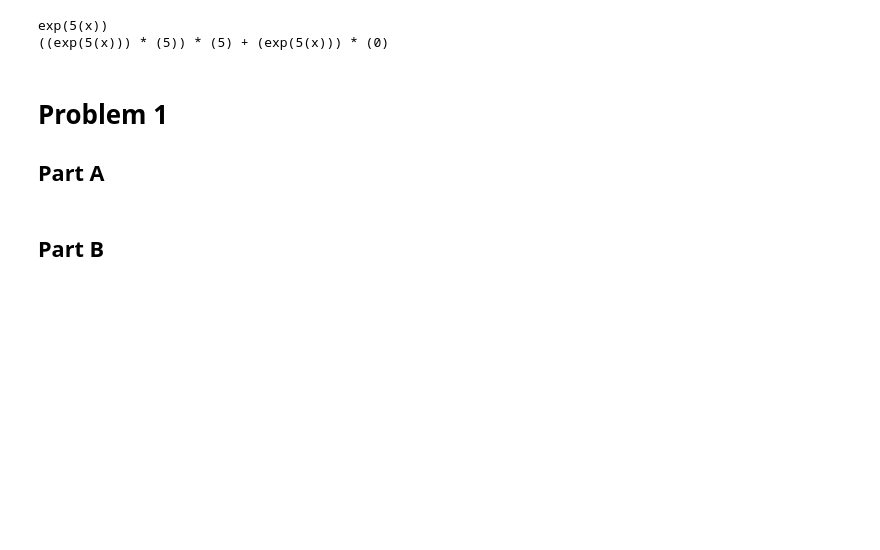
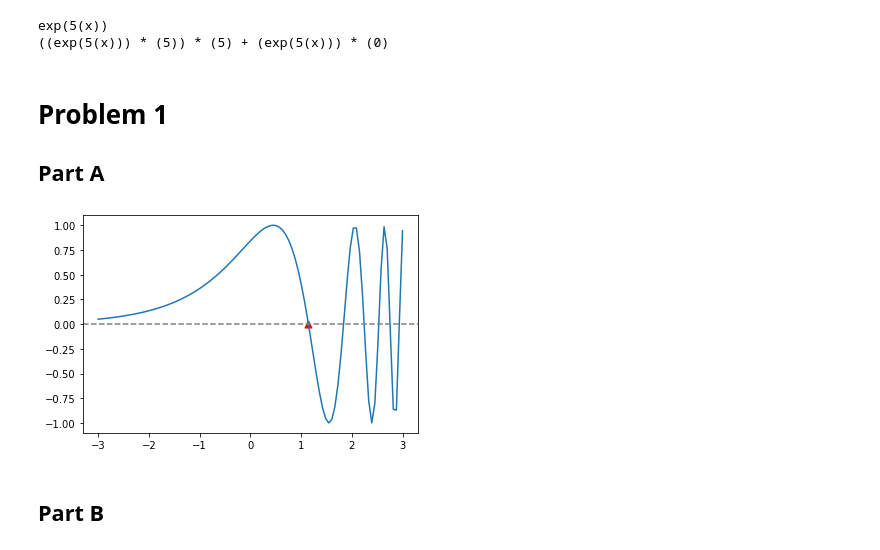
Before and after one commit to liliw-w/HW, a Jupyter notebook: homework-1-template/answers.ipynb, the cells around one changed output. Cells and saved outputs as stored; diff of their text form; code cells hidden in the pictures; blank space fills up the shorter version.

```diff
--- a/homework-1-template/answers.ipynb
+++ b/homework-1-template/answers.ipynb
@@ -251,2 +258,15 @@ exp(5(x))
+# %%
+## Your code here
+from functions import newton_root
+
+f = Sin()(Exponential())
+res = newton_root(f, 1)
+
+f.plot(np.linspace(-3,3,100))
+plt.scatter(res, f(res), s = 50, c = "red", marker="^")
+plt.axhline(y=0, color='grey', linestyle='--')
+plt.show()
+# %% [output]
+[figure, added]
 # %% [markdown]
 ## Part B
```
Also changed, not shown: parts of 14 cells of this notebook, 1 other file.
